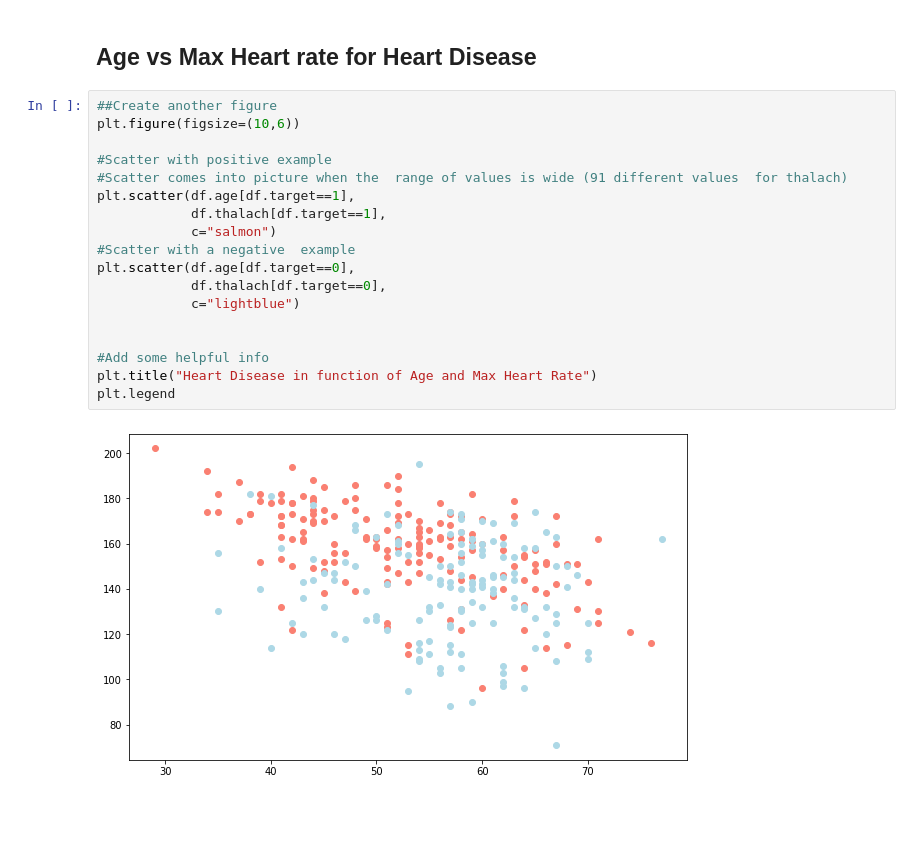
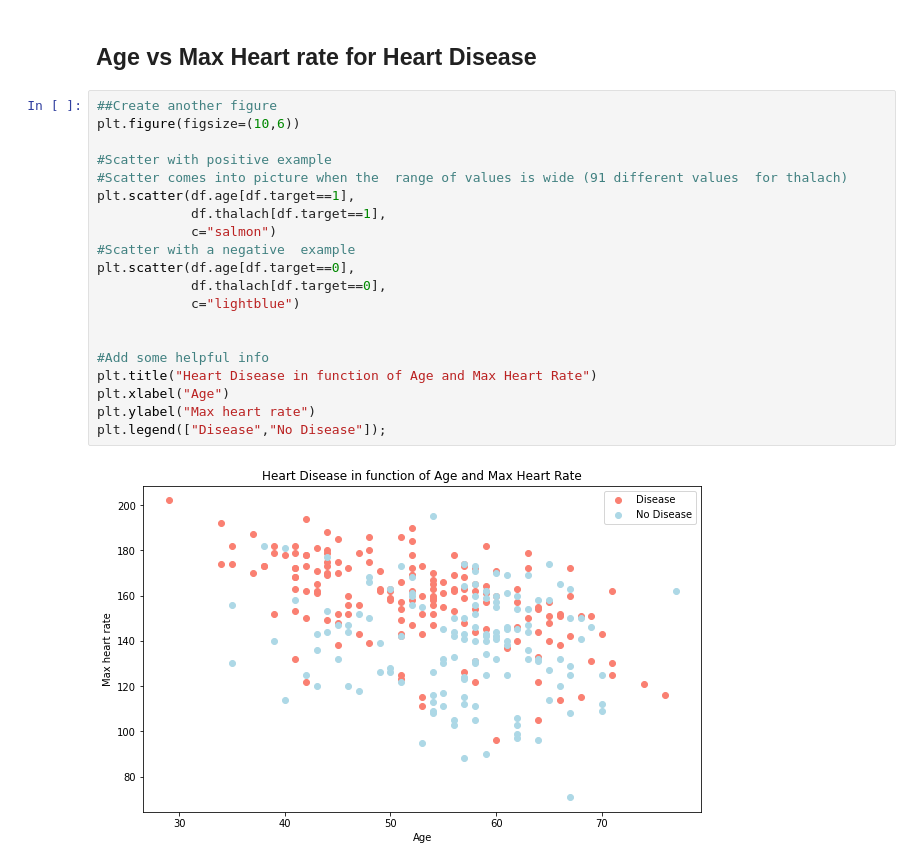
Before and after one commit to Aahra/End-to-End-Heart-Disease-classification-Milestone-Project-1-, a Jupyter notebook: End_to_end_Heart_disease_classification_.ipynb, the cells around one changed output. Drawn from its saved outputs; the diff is of its cells as text; blank space fills up the shorter version.

```diff
--- a/End_to_end_Heart_disease_classification_.ipynb
+++ b/End_to_end_Heart_disease_classification_.ipynb
@@ -205,20 +205,22 @@ plt.xticks(rotation=0);
 # %%
 ##Create another figure
 plt.figure(figsize=(10,6))
 
 #Scatter with positive example
 #Scatter comes into picture when the  range of values is wide (91 different values  for thalach)
 plt.scatter(df.age[df.target==1],
             df.thalach[df.target==1],
             c="salmon")
 #Scatter with a negative  example
 plt.scatter(df.age[df.target==0],
             df.thalach[df.target==0],
             c="lightblue")
 
 
 #Add some helpful info
 plt.title("Heart Disease in function of Age and Max Heart Rate")
-plt.legend
+plt.xlabel("Age")
+plt.ylabel("Max heart rate")
+plt.legend(["Disease","No Disease"]);
 # %% [output]
-[figure, old version]
+[figure, new version]
```
Also changed, not shown: parts of 6 cells of this notebook.
